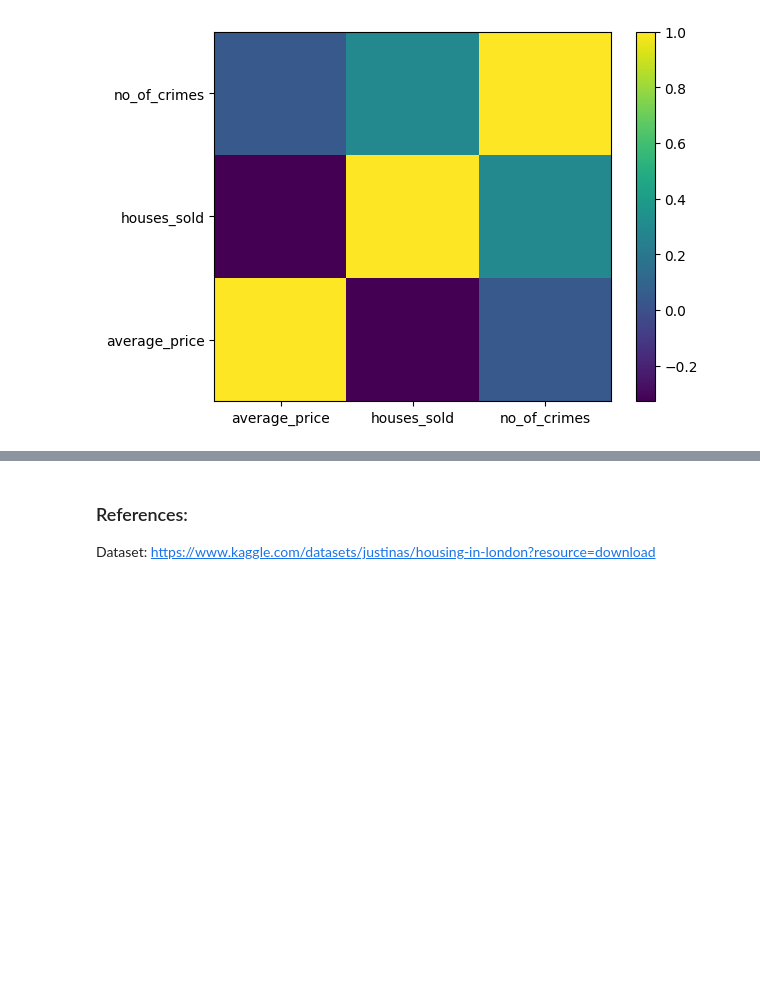
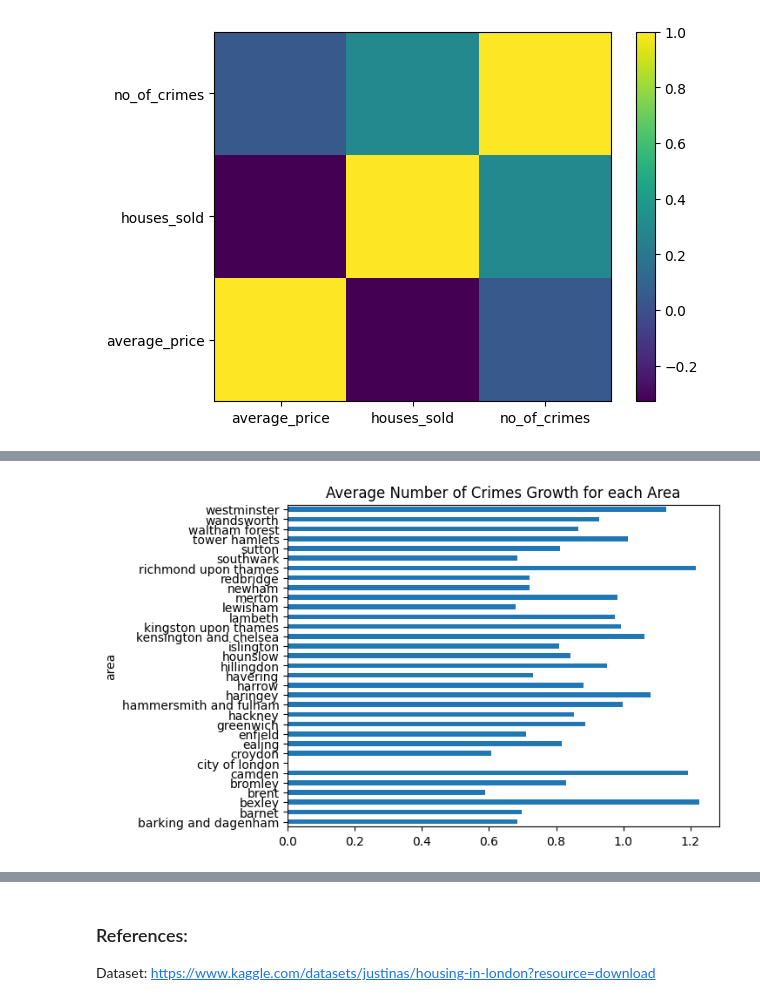
Before and after one commit to bennyandthejetss/ML_Lab1, a Jupyter notebook: Lab1.ipynb, the cells around one changed output, grey strips where cells are left out. Drawn from its saved outputs; the diff is of its cells as text; code cells hidden in the pictures; blank space fills up the shorter version.

```diff
--- a/Lab1.ipynb
+++ b/Lab1.ipynb
@@ -178,0 +210,7 @@ plt.show()
+# %%
+average_no_of_crimes_growth = (df_grouped.max(date).no_of_crimes - df_grouped.min(date).no_of_crimes) / df_grouped.min(date).no_of_crimes
+ax = average_no_of_crimes_growth.plot(kind='barh')
+plt.title('Average Number of Crimes Growth for each Area')
+plt.show()
+# %% [output]
+[figure, added]
```
Also changed, not shown: parts of 14 cells of this notebook.
